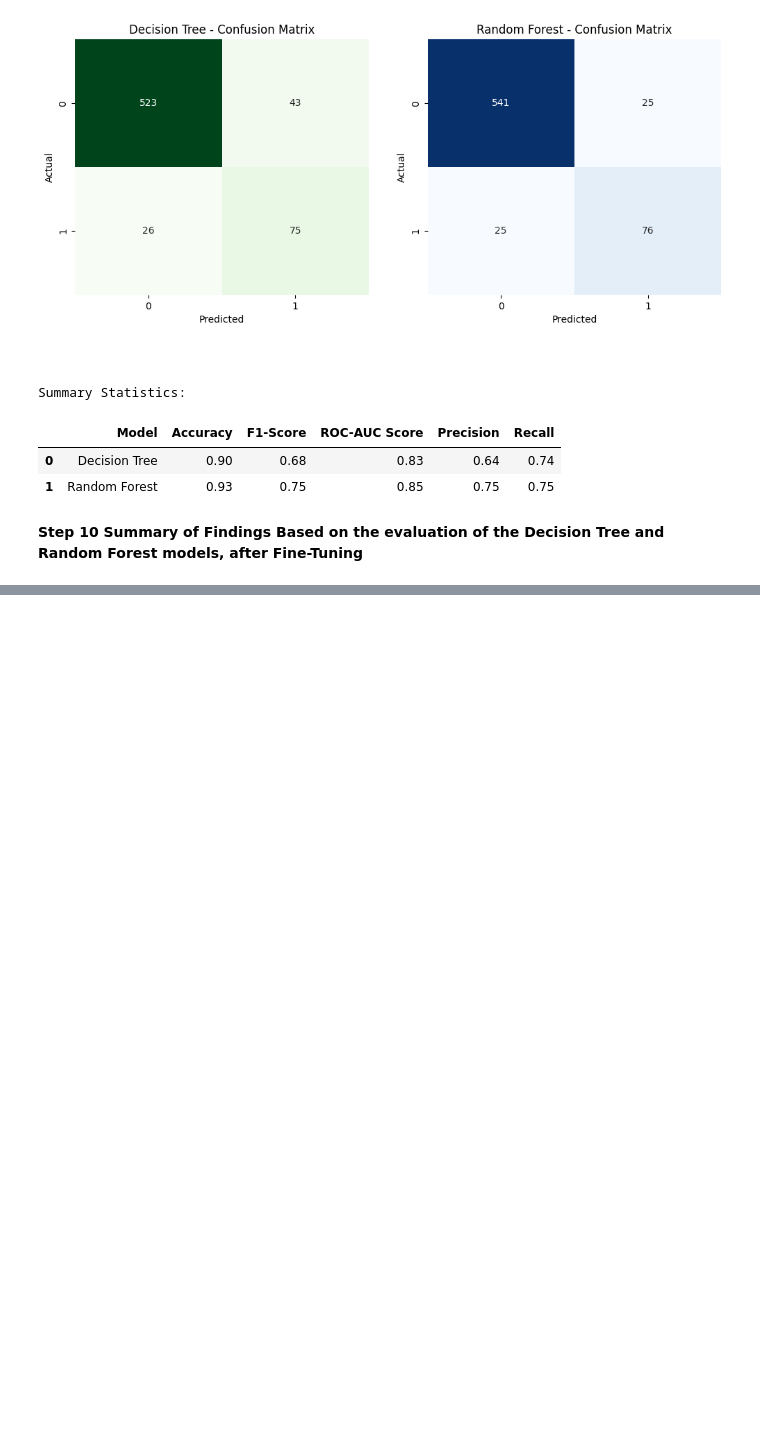
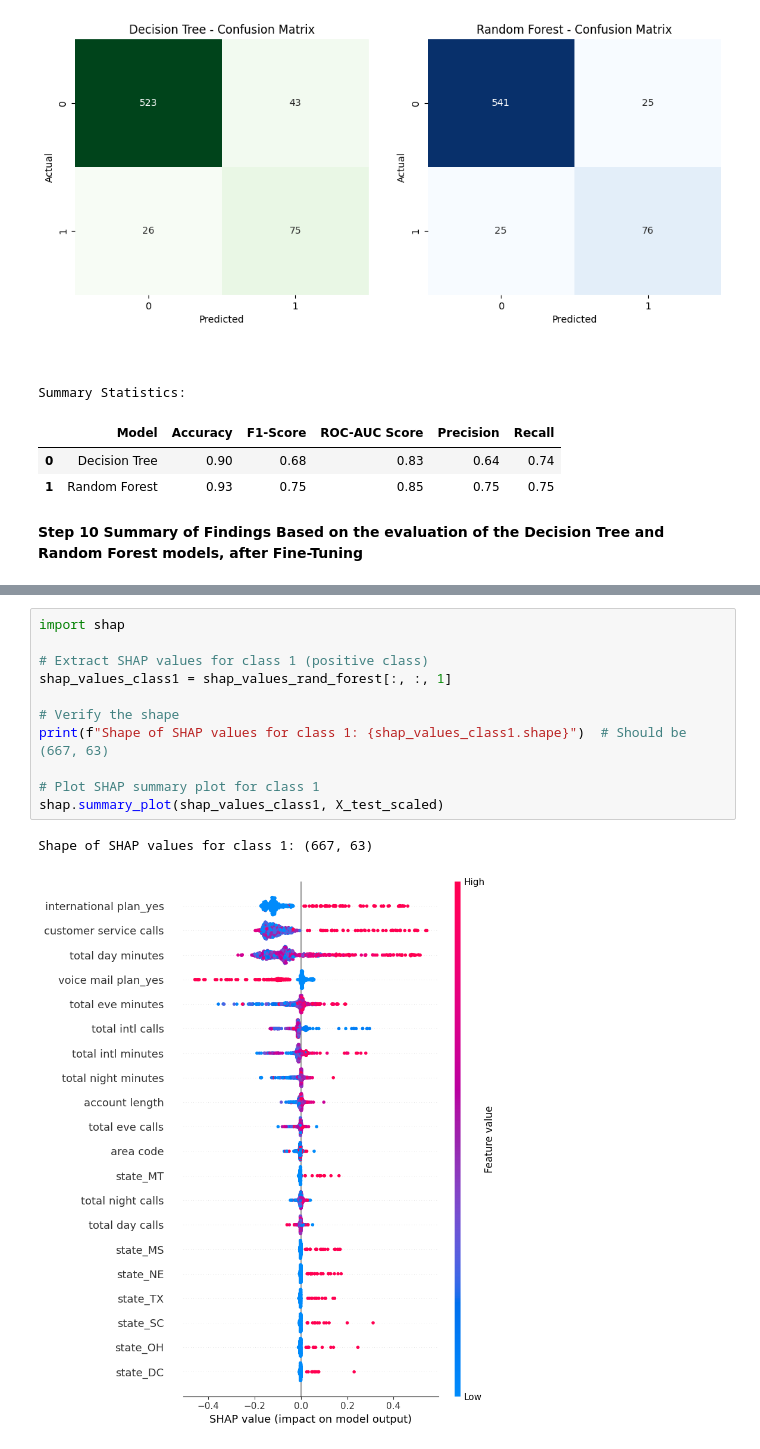
Before and after one commit to Mosota-Kemunto-Gladys-2020/Gladys_phase_3_project, a Jupyter notebook: index_3.ipynb, the cells around one changed output, grey strips where cells are left out. Drawn from its saved outputs; the diff is of its cells as text; blank space fills up the shorter version.

```diff
--- a/index_3.ipynb
+++ b/index_3.ipynb
@@ -1343,0 +1353,14 @@ Consider Fine-Tuning: Although the model has been optimized, **further fine-tuni
+# %%
+import shap
+
+# Extract SHAP values for class 1 (positive class)
+shap_values_class1 = shap_values_rand_forest[:, :, 1]
+
+# Verify the shape
+print(f"Shape of SHAP values for class 1: {shap_values_class1.shape}")  # Should be (667, 63)
+
+# Plot SHAP summary plot for class 1
+shap.summary_plot(shap_values_class1, X_test_scaled)
+# %% [output]
+Shape of SHAP values for class 1: (667, 63)
+[figure, added]
```
Also changed, not shown: parts of 10 cells of this notebook.
